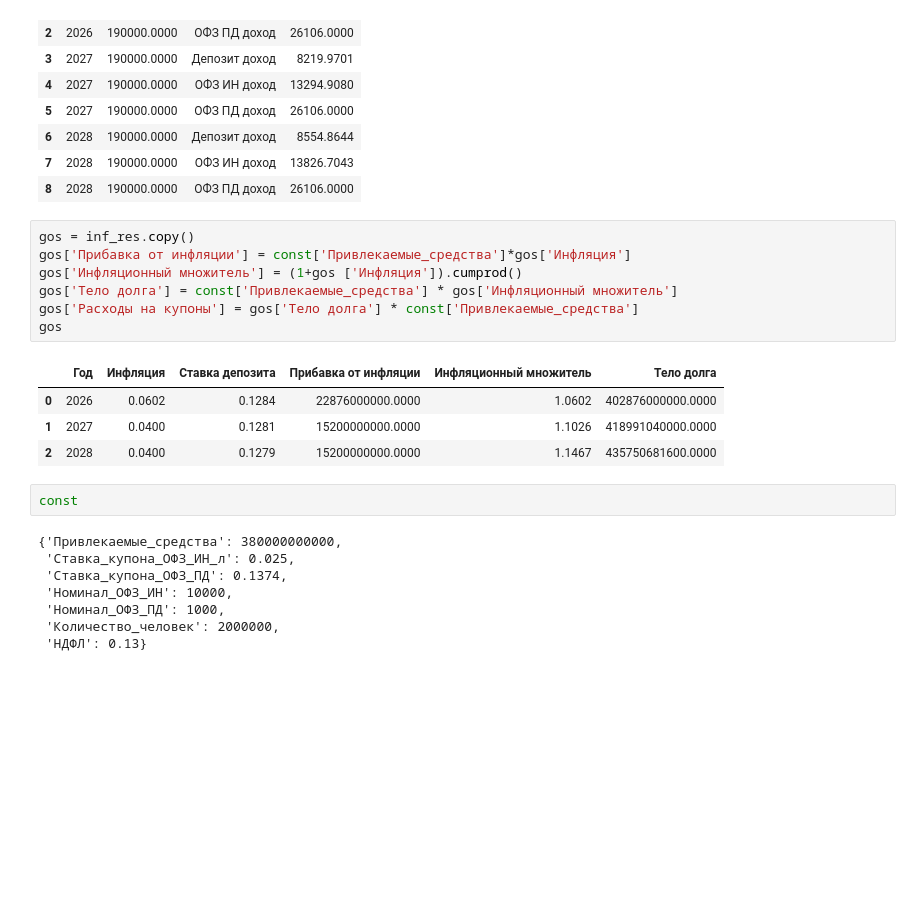
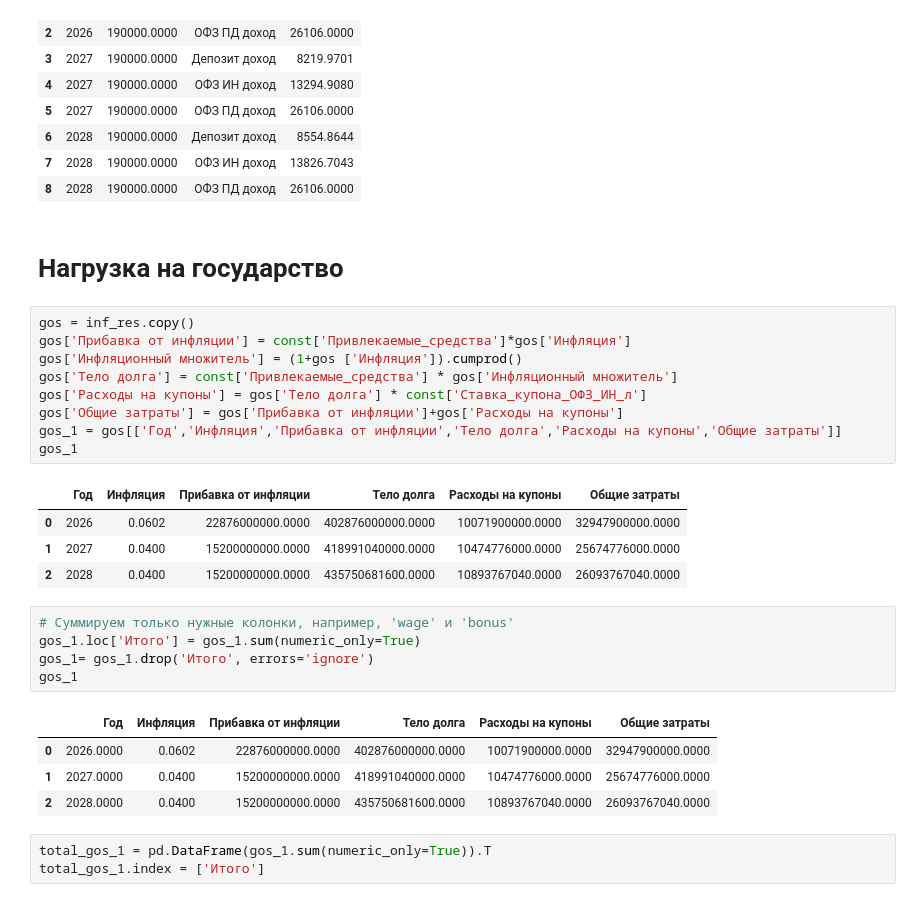
Before and after one commit to DOC8048/ofz-in-l, a Jupyter notebook: ОФЗ ИН (л).ipynb, the cells around one changed output. Saved outputs shown, nothing was run; the diff lists cells and outputs as text; blank space fills up the shorter version.

```diff
--- a/ОФЗ ИН (л).ipynb
+++ b/ОФЗ ИН (л).ipynb
@@ -483,25 +477,32 @@ df_long
 | 6 | 2028 | 190000.0000 | Депозит доход | 8554.8644 |
 | 7 | 2028 | 190000.0000 | ОФЗ ИН доход | 13826.7043 |
 | 8 | 2028 | 190000.0000 | ОФЗ ПД доход | 26106.0000 |
+# %% [markdown]
+# Нагрузка на государство
 # %%
 gos = inf_res.copy()
 gos['Прибавка от инфляции'] = const['Привлекаемые_средства']*gos['Инфляция']
 gos['Инфляционный множитель'] = (1+gos ['Инфляция']).cumprod()
 gos['Тело долга'] = const['Привлекаемые_средства'] * gos['Инфляционный множитель']
-gos['Расходы на купоны'] = gos['Тело долга'] * const['Привлекаемые_средства']
-gos
+gos['Расходы на купоны'] = gos['Тело долга'] * const['Ставка_купона_ОФЗ_ИН_л']
+gos['Общие затраты'] = gos['Прибавка от инфляции']+gos['Расходы на купоны']
+gos_1 = gos[['Год','Инфляция','Прибавка от инфляции','Тело долга','Расходы на купоны','Общие затраты']]
+gos_1
 # %% [output]
-|  | Год | Инфляция | Ставка депозита | Прибавка от инфляции | Инфляционный множитель | Тело долга |
-| 0 | 2026 | 0.0602 | 0.1284 | 22876000000.0000 | 1.0602 | 402876000000.0000 |
-| 1 | 2027 | 0.0400 | 0.1281 | 15200000000.0000 | 1.1026 | 418991040000.0000 |
-| 2 | 2028 | 0.0400 | 0.1279 | 15200000000.0000 | 1.1467 | 435750681600.0000 |
+|  | Год | Инфляция | Прибавка от инфляции | Тело долга | Расходы на купоны | Общие затраты |
+| 0 | 2026 | 0.0602 | 22876000000.0000 | 402876000000.0000 | 10071900000.0000 | 32947900000.0000 |
+| 1 | 2027 | 0.0400 | 15200000000.0000 | 418991040000.0000 | 10474776000.0000 | 25674776000.0000 |
+| 2 | 2028 | 0.0400 | 15200000000.0000 | 435750681600.0000 | 10893767040.0000 | 26093767040.0000 |
 # %%
-const
+# Суммируем только нужные колонки, например, 'wage' и 'bonus'
+gos_1.loc['Итого'] = gos_1.sum(numeric_only=True)
+gos_1= gos_1.drop('Итого', errors='ignore')
+gos_1
 # %% [output]
-{'Привлекаемые_средства': 380000000000,
- 'Ставка_купона_ОФЗ_ИН_л': 0.025,
- 'Ставка_купона_ОФЗ_ПД': 0.1374,
- 'Номинал_ОФЗ_ИН': 10000,
- 'Номинал_ОФЗ_ПД': 1000,
- 'Количество_человек': 2000000,
- 'НДФЛ': 0.13}
+|  | Год | Инфляция | Прибавка от инфляции | Тело долга | Расходы на купоны | Общие затраты |
+| 0 | 2026.0000 | 0.0602 | 22876000000.0000 | 402876000000.0000 | 10071900000.0000 | 32947900000.0000 |
+| 1 | 2027.0000 | 0.0400 | 15200000000.0000 | 418991040000.0000 | 10474776000.0000 | 25674776000.0000 |
+| 2 | 2028.0000 | 0.0400 | 15200000000.0000 | 435750681600.0000 | 10893767040.0000 | 26093767040.0000 |
+# %%
+total_gos_1 = pd.DataFrame(gos_1.sum(numeric_only=True)).T
+total_gos_1.index = ['Итого']
```
Also changed, not shown: parts of 7 cells of this notebook.
